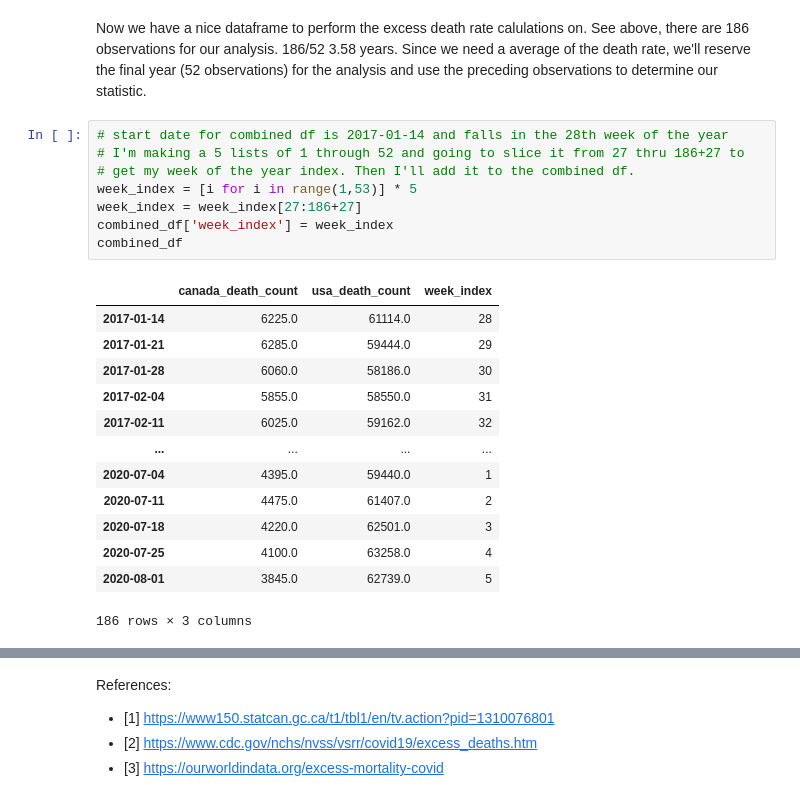
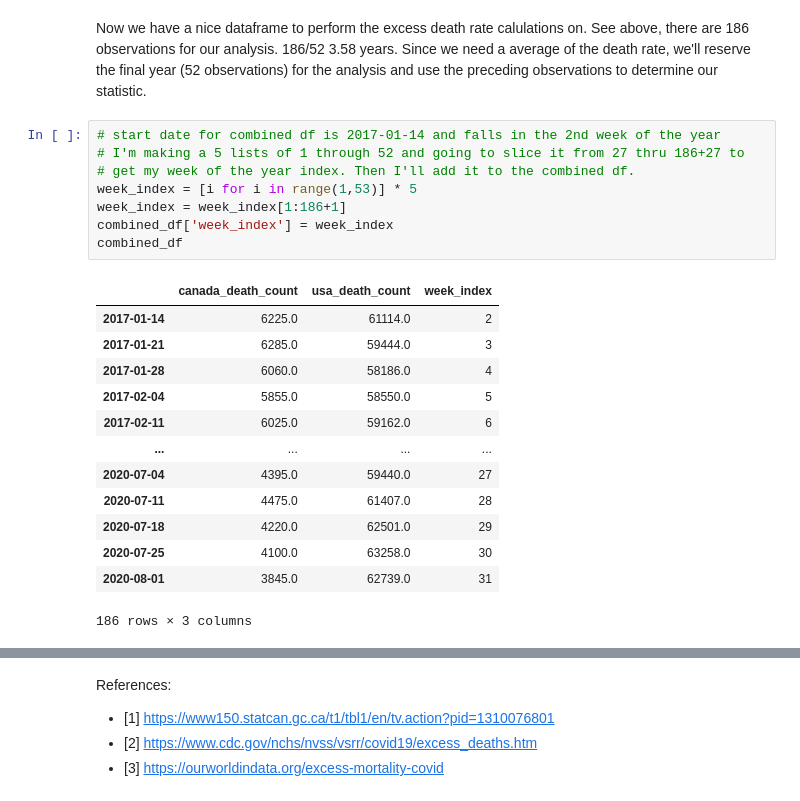
Before and after one commit to Joshwani/covid-19, a Jupyter notebook: USA vs CAN Excess Mortality .ipynb, the cells around one changed output, grey strips where cells are left out. Cells and saved outputs as stored; diff of their text form.

```diff
--- a/USA vs CAN Excess Mortality .ipynb
+++ b/USA vs CAN Excess Mortality .ipynb
@@ -79,26 +79,26 @@ combined_df
 # %% [markdown]
 Now we have a nice dataframe to perform the excess death rate calulations on. See above, there are 186 observations for our analysis. 186/52 3.58 years. Since we need a average of the death rate, we'll reserve the final year (52 observations) for the analysis and use the preceding observations to determine our statistic.
 # %%
-# start date for combined df is 2017-01-14 and falls in the 28th week of the year
+# start date for combined df is 2017-01-14 and falls in the 2nd week of the year
 # I'm making a 5 lists of 1 through 52 and going to slice it from 27 thru 186+27 to
 # get my week of the year index. Then I'll add it to the combined df.
 week_index = [i for i in range(1,53)] * 5
-week_index = week_index[27:186+27]
+week_index = week_index[1:186+1]
 combined_df['week_index'] = week_index
 combined_df
 # %% [output]
 |  | canada_death_count | usa_death_count | week_index |
-| 2017-01-14 | 6225.0 | 61114.0 | 28 |
-| 2017-01-21 | 6285.0 | 59444.0 | 29 |
-| 2017-01-28 | 6060.0 | 58186.0 | 30 |
-| 2017-02-04 | 5855.0 | 58550.0 | 31 |
-| 2017-02-11 | 6025.0 | 59162.0 | 32 |
+| 2017-01-14 | 6225.0 | 61114.0 | 2 |
+| 2017-01-21 | 6285.0 | 59444.0 | 3 |
+| 2017-01-28 | 6060.0 | 58186.0 | 4 |
+| 2017-02-04 | 5855.0 | 58550.0 | 5 |
+| 2017-02-11 | 6025.0 | 59162.0 | 6 |
 | ... | ... | ... | ... |
-| 2020-07-04 | 4395.0 | 59440.0 | 1 |
-| 2020-07-11 | 4475.0 | 61407.0 | 2 |
-| 2020-07-18 | 4220.0 | 62501.0 | 3 |
-| 2020-07-25 | 4100.0 | 63258.0 | 4 |
-| 2020-08-01 | 3845.0 | 62739.0 | 5 |
+| 2020-07-04 | 4395.0 | 59440.0 | 27 |
+| 2020-07-11 | 4475.0 | 61407.0 | 28 |
+| 2020-07-18 | 4220.0 | 62501.0 | 29 |
+| 2020-07-25 | 4100.0 | 63258.0 | 30 |
+| 2020-08-01 | 3845.0 | 62739.0 | 31 |
 186 rows × 3 columns
 # %%
 # get the historical weekly averages for the first 186-52=134 weeks.
```
Also changed, not shown: parts of 4 cells of this notebook.
